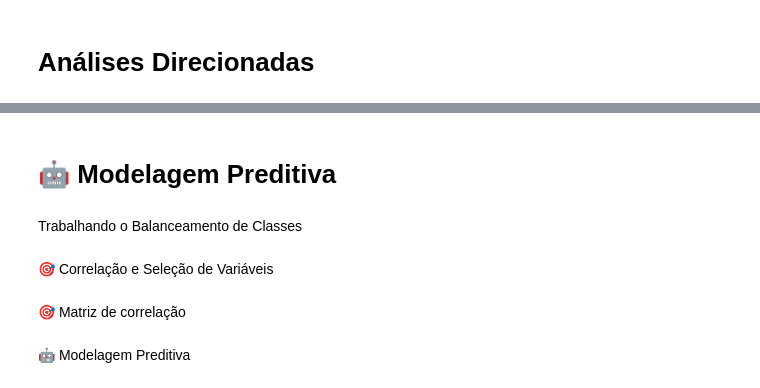
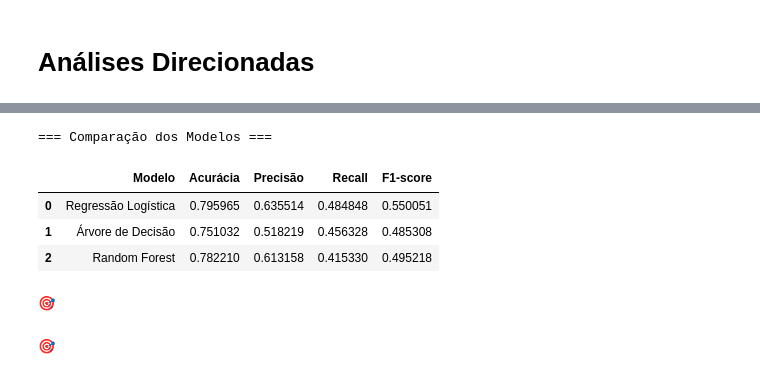
Before and after one commit to SergioCarmo-ro/TelecomX_BR_Parte_II, a Jupyter notebook: TelecomX_BR_Parte_II.ipynb, the cells around one changed output, grey strips where cells are left out. Saved outputs shown, nothing was run; the diff lists cells and outputs as text; code cells hidden in the pictures.

```diff
--- a/TelecomX_BR_Parte_II.ipynb
+++ b/TelecomX_BR_Parte_II.ipynb
@@ -369,0 +524,3 @@ plt.show()
+# %%
+X = dados.drop("Churn", axis=1)
+y = dados["Churn"]
@@ -370,10 +750,16 @@ plt.show()
+# %%
+
+# ------------------ TABELA DE MÉTRICAS ------------------
+df_resultados = pd.DataFrame(resultados, columns=["Modelo", "Acurácia", "Precisão", "Recall", "F1-score"])
+print("\n\n=== Comparação dos Modelos ===")
+display(df_resultados)
+# %% [output]
+=== Comparação dos Modelos ===
+|  | Modelo | Acurácia | Precisão | Recall | F1-score |
+| 0 | Regressão Logística | 0.795965 | 0.635514 | 0.484848 | 0.550051 |
+| 1 | Árvore de Decisão | 0.751032 | 0.518219 | 0.456328 | 0.485308 |
+| 2 | Random Forest | 0.782210 | 0.613158 | 0.415330 | 0.495218 |
 # %% [markdown]
-# 🤖 Modelagem Preditiva
+🎯
-# %% [markdown]
-Trabalhando o Balanceamento de Classes
-# %% [markdown]
-🎯 Correlação e Seleção de Variáveis
-# %% [markdown]
-🎯 Matriz de correlação
 # %% [markdown]
-🤖 Modelagem Preditiva
+🎯
```
Also changed, not shown: parts of 28 cells of this notebook.
